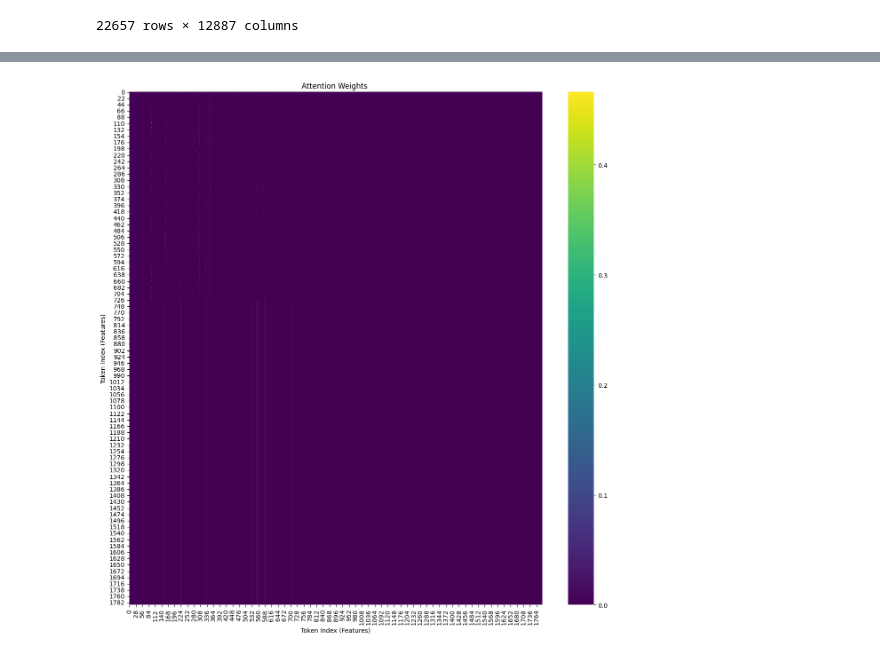
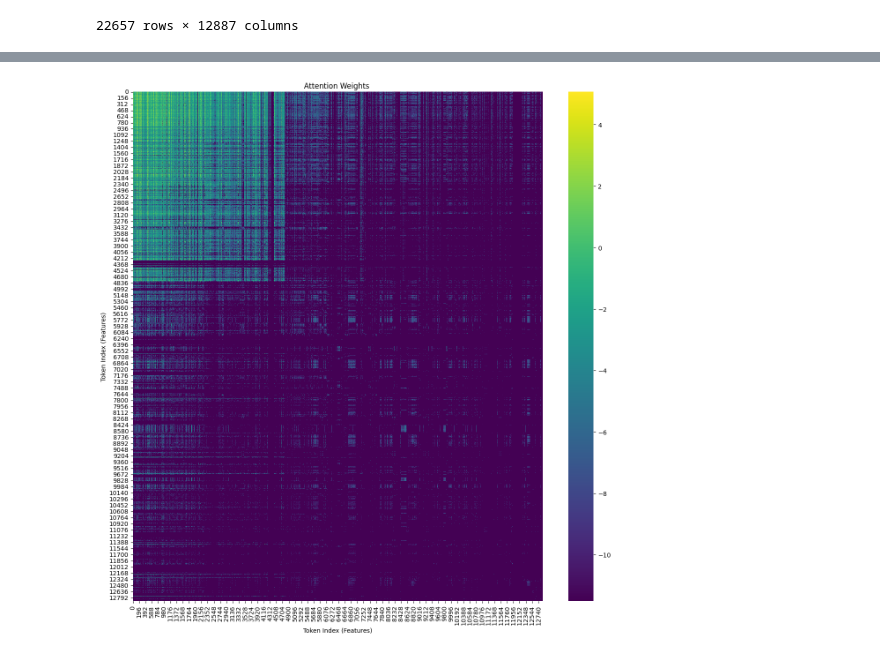
Before and after one commit to oist/gene-context, a Jupyter notebook: mlm/set_transformer/post_training/tsne_plots.ipynb, the cells around one changed output, grey strips where cells are left out. Drawn from its saved outputs; the diff is of its cells as text; code cells hidden in the pictures.

Commit message:
tsne plots

```diff
--- a/mlm/set_transformer/post_training/tsne_plots.ipynb
+++ b/mlm/set_transformer/post_training/tsne_plots.ipynb
@@ -365,7 +378,7 @@ def register_hooks(model):
 train_feather_path ="../../data/train_test_splits/cog_train_family_tax_level.feather"
 train_df = pd.read_feather(train_feather_path)
 # Downsample to N rows
-N = 1000  # Replace with the desired number of rows
+N = 5000  # Replace with the desired number of rows
 train_df = train_df.sample(n=N, random_state=42)
 batch_size = 10
 pad_idx = len(global_vocab) # padding size
@@ -459,3 +471,4 @@ KeyboardInterrupt:
 # %%
-attention_scores_mtr
-attention_weights[sample_id]
+attention_scores_mtr[-2]
+
+attention_scores_mtr = torch.log(torch.clamp(attention_scores_mtr, min=1e-5))
@@ -476,11 +475,11 @@ tensor([[4.8362e-05, 3.6686e-04, 5.4890e-05,  ..., 0.0000e+00, 0.0000e+00,
 # %%
 import seaborn as sns
 plt.figure(figsize=(15, 15))
-sns.heatmap(attention_weights[sample_id].cpu().numpy(), cmap='viridis', cbar=True)
+sns.heatmap(attention_scores_mtr.cpu().numpy(), cmap='viridis', cbar=True)
 plt.title(f"Attention Weights ")
 plt.xlabel("Token Index (Features)")
 plt.ylabel("Token Index (Features)")
 plt.show()
 # %% [output]
-[figure, old version]
+[figure, new version]
 # %%
```
Also changed, not shown: parts of 7 cells of this notebook.
